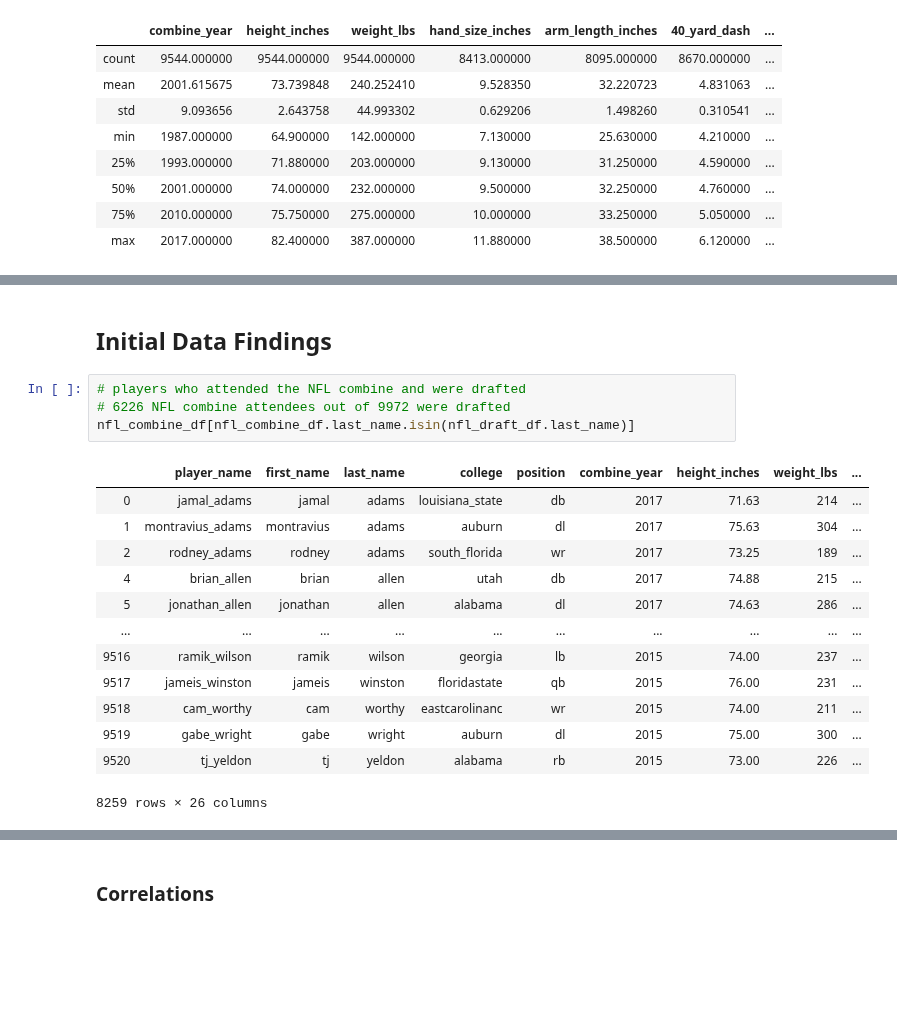
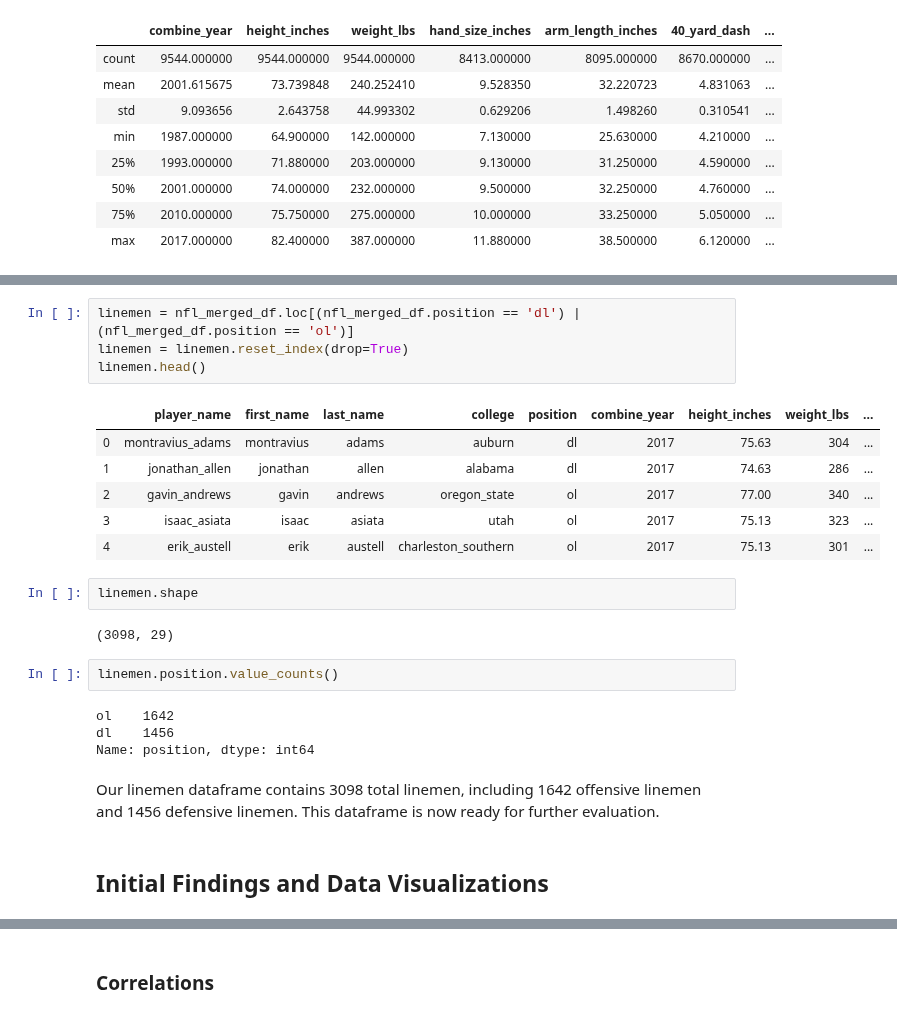
Before and after one commit to michaelpallante/nfl_combine_classification_modeling, a Jupyter notebook: notebooks/nfl_combine_eda.ipynb, the cells around one changed output, grey strips where cells are left out. Saved outputs shown, nothing was run; the diff lists cells and outputs as text; blank space fills up the shorter version.

```diff
--- a/notebooks/nfl_combine_eda.ipynb
+++ b/notebooks/nfl_combine_eda.ipynb
@@ -230,20 +251,25 @@ nfl_merged_df.describe()
+# %%
+linemen = nfl_merged_df.loc[(nfl_merged_df.position == 'dl') |(nfl_merged_df.position == 'ol')]
+linemen = linemen.reset_index(drop=True)
+linemen.head()
+# %% [output]
+|  | player_name | first_name | last_name | college | position | combine_year | height_inches | weight_lbs | ... |
+| 0 | montravius_adams | montravius | adams | auburn | dl | 2017 | 75.63 | 304 | ... |
+| 1 | jonathan_allen | jonathan | allen | alabama | dl | 2017 | 74.63 | 286 | ... |
+| 2 | gavin_andrews | gavin | andrews | oregon_state | ol | 2017 | 77.00 | 340 | ... |
+| 3 | isaac_asiata | isaac | asiata | utah | ol | 2017 | 75.13 | 323 | ... |
+| 4 | erik_austell | erik | austell | charleston_southern | ol | 2017 | 75.13 | 301 | ... |
+# %%
+linemen.shape
+# %% [output]
+(3098, 29)
+# %%
+linemen.position.value_counts()
+# %% [output]
+ol    1642
+dl    1456
+Name: position, dtype: int64
+# %% [markdown]
+Our linemen dataframe contains 3098 total linemen, including 1642 offensive linemen and 1456 defensive linemen. This dataframe is now ready for further evaluation.
 # %% [markdown]
-## Initial Data Findings
+## Initial Findings and Data Visualizations
-# %%
-# players who attended the NFL combine and were drafted
-# 6226 NFL combine attendees out of 9972 were drafted
-nfl_combine_df[nfl_combine_df.last_name.isin(nfl_draft_df.last_name)]
-# %% [output]
-|  | player_name | first_name | last_name | college | position | combine_year | height_inches | weight_lbs | ... |
-| 0 | jamal_adams | jamal | adams | louisiana_state | db | 2017 | 71.63 | 214 | ... |
-| 1 | montravius_adams | montravius | adams | auburn | dl | 2017 | 75.63 | 304 | ... |
-| 2 | rodney_adams | rodney | adams | south_florida | wr | 2017 | 73.25 | 189 | ... |
-| 4 | brian_allen | brian | allen | utah | db | 2017 | 74.88 | 215 | ... |
-| 5 | jonathan_allen | jonathan | allen | alabama | dl | 2017 | 74.63 | 286 | ... |
-| ... | ... | ... | ... | ... | ... | ... | ... | ... | ... |
-| 9516 | ramik_wilson | ramik | wilson | georgia | lb | 2015 | 74.00 | 237 | ... |
-| 9517 | jameis_winston | jameis | winston | floridastate | qb | 2015 | 76.00 | 231 | ... |
-| 9518 | cam_worthy | cam | worthy | eastcarolinanc | wr | 2015 | 74.00 | 211 | ... |
-| 9519 | gabe_wright | gabe | wright | auburn | dl | 2015 | 75.00 | 300 | ... |
-| 9520 | tj_yeldon | tj | yeldon | alabama | rb | 2015 | 73.00 | 226 | ... |
-8259 rows × 26 columns
```
Also changed, not shown: parts of 56 cells of this notebook, 4 other files.
